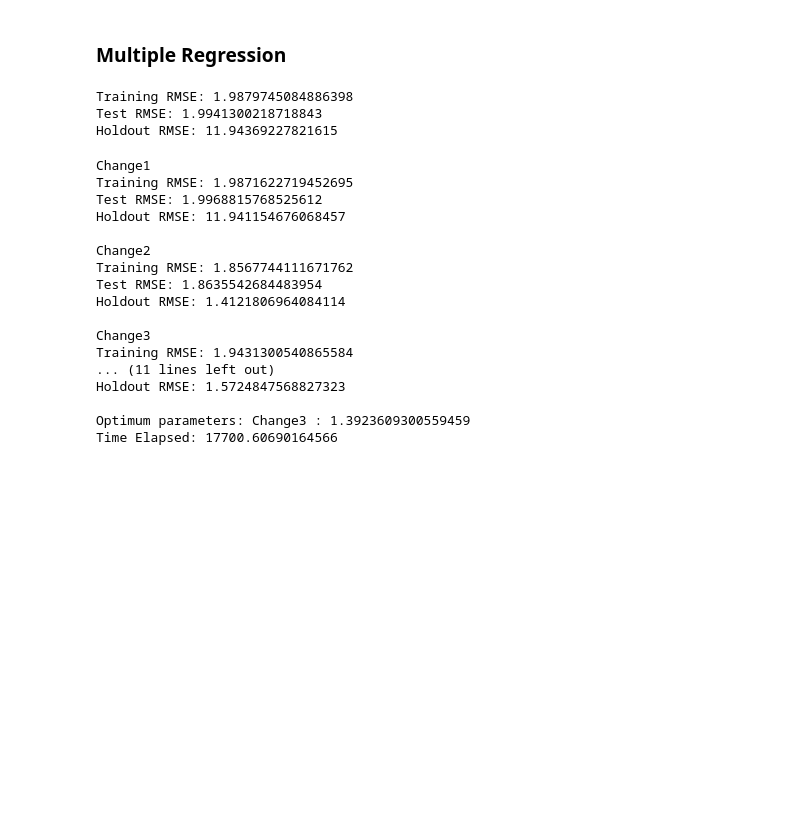
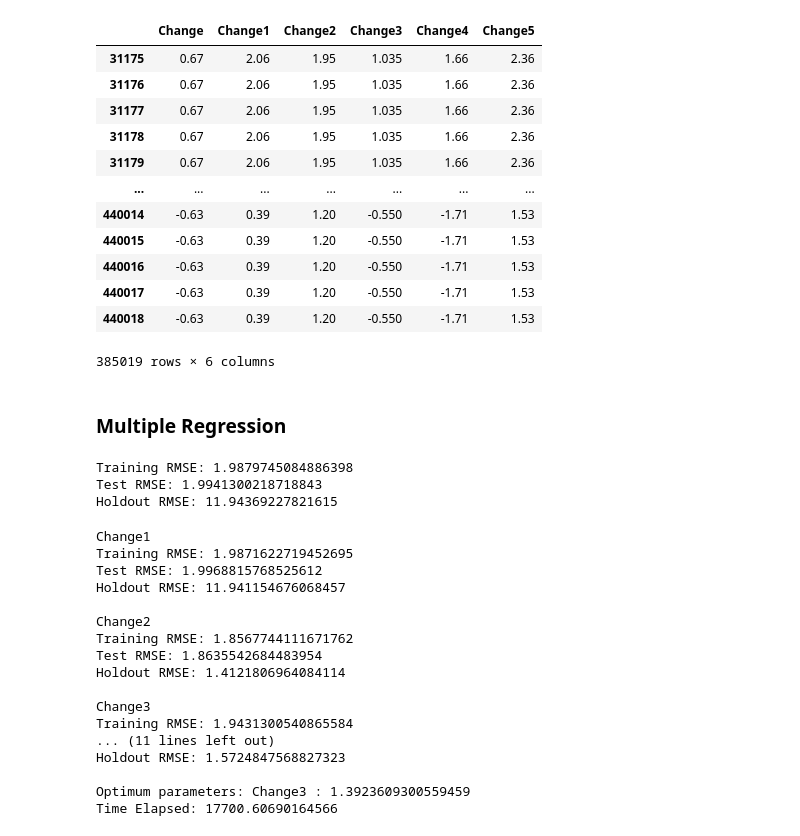
Before and after one commit to nathanindrakumar/Final_Project, a Jupyter notebook: AltRegSol.ipynb, the cells around one changed output. Cells and saved outputs as stored; diff of their text form; code cells hidden in the pictures; blank space fills up the shorter version.

```diff
--- a/AltRegSol.ipynb
+++ b/AltRegSol.ipynb
@@ -65,6 +65,22 @@ with open("X_ah.txt", "rb") as fp:   # Unpickling
 merged = pd.read_csv('mergedfullwithmoredates.csv')
 merged = merged.dropna(subset=['Change1','Change2','Change3','Change4','Change5'])
 merged = merged.reset_index(drop=True)
+# %%
+y_holdout
+# %% [output]
+|  | Change | Change1 | Change2 | Change3 | Change4 | Change5 |
+| 31175 | 0.67 | 2.06 | 1.95 | 1.035 | 1.66 | 2.36 |
+| 31176 | 0.67 | 2.06 | 1.95 | 1.035 | 1.66 | 2.36 |
+| 31177 | 0.67 | 2.06 | 1.95 | 1.035 | 1.66 | 2.36 |
+| 31178 | 0.67 | 2.06 | 1.95 | 1.035 | 1.66 | 2.36 |
+| 31179 | 0.67 | 2.06 | 1.95 | 1.035 | 1.66 | 2.36 |
+| ... | ... | ... | ... | ... | ... | ... |
+| 440014 | -0.63 | 0.39 | 1.20 | -0.550 | -1.71 | 1.53 |
+| 440015 | -0.63 | 0.39 | 1.20 | -0.550 | -1.71 | 1.53 |
+| 440016 | -0.63 | 0.39 | 1.20 | -0.550 | -1.71 | 1.53 |
+| 440017 | -0.63 | 0.39 | 1.20 | -0.550 | -1.71 | 1.53 |
+| 440018 | -0.63 | 0.39 | 1.20 | -0.550 | -1.71 | 1.53 |
+385019 rows × 6 columns
 # %% [markdown]
 ### Multiple Regression
 # %%
```
Also changed, not shown: parts of 7 cells of this notebook, 22 other files.
